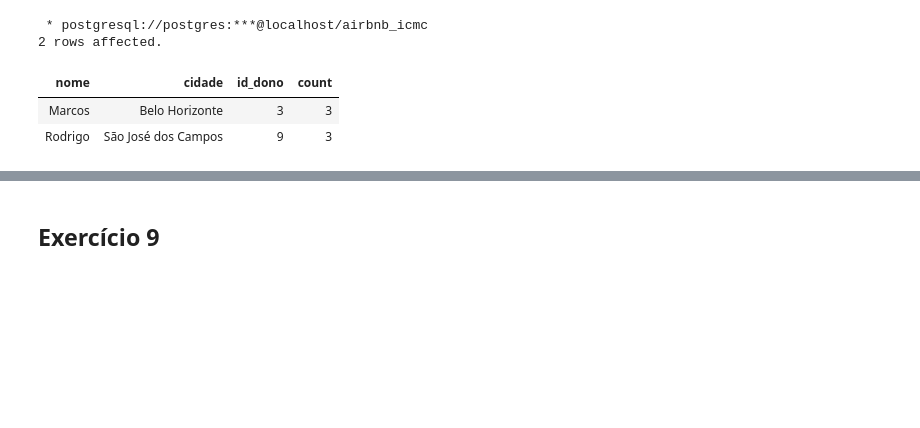
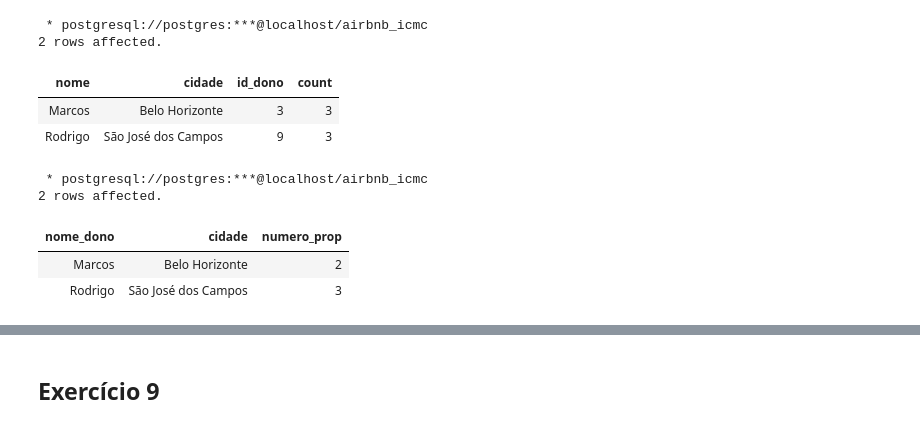
Before and after one commit to LeonardoIshida/airbnb-database-case-study, a Jupyter notebook: trabalho-1/5-10-consultas.ipynb, the cells around one changed output, grey strips where cells are left out. Cells and saved outputs as stored; diff of their text form; code cells hidden in the pictures; blank space fills up the shorter version.

```diff
--- a/trabalho-1/5-10-consultas.ipynb
+++ b/trabalho-1/5-10-consultas.ipynb
@@ -147,3 +121,22 @@ HAVING COUNT(L.id) >= 3
 | nome | cidade | id_dono | count |
 | Marcos | Belo Horizonte | 3 | 3 |
 | Rodrigo | São José dos Campos | 9 | 3 |
+# %%
+%%sql
+SELECT nome_dono, U.cidade, numero_prop
+FROM
+    Reservar as R JOIN
+    Propriedade as P ON (R.id_prop = P.id) JOIN (
+        SELECT P.nome_dono, P.sobrenome_dono, P.num_tel_dono, COUNT(*) as numero_prop
+            FROM Propriedade as P
+            GROUP BY P.nome_dono, P.sobrenome_dono, P.num_tel_dono
+    ) as quant_propriedades Using (nome_dono, sobrenome_dono, num_tel_dono) JOIN
+    Usuario as U ON (P.nome_dono, P.sobrenome_dono, P.num_tel_dono) = (U.nome, U.sobrenome, U.num_tel)
+    GROUP BY nome_dono, numero_prop, U.cidade
+    HAVING COUNT(R.id_prop) >= 3
+# %% [output]
+ * postgresql://postgres:***@localhost/airbnb_icmc
+2 rows affected.
+| nome_dono | cidade | numero_prop |
+| Marcos | Belo Horizonte | 2 |
+| Rodrigo | São José dos Campos | 3 |
```
Also changed, not shown: parts of 5 cells of this notebook.
